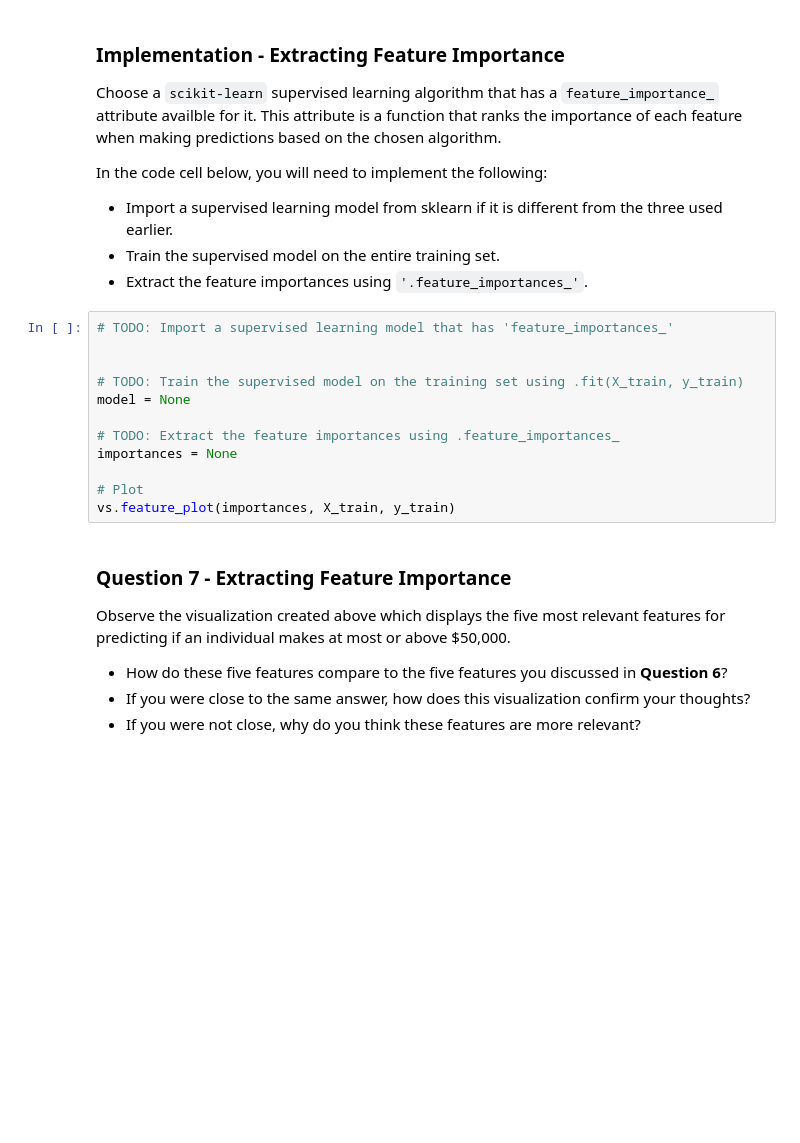
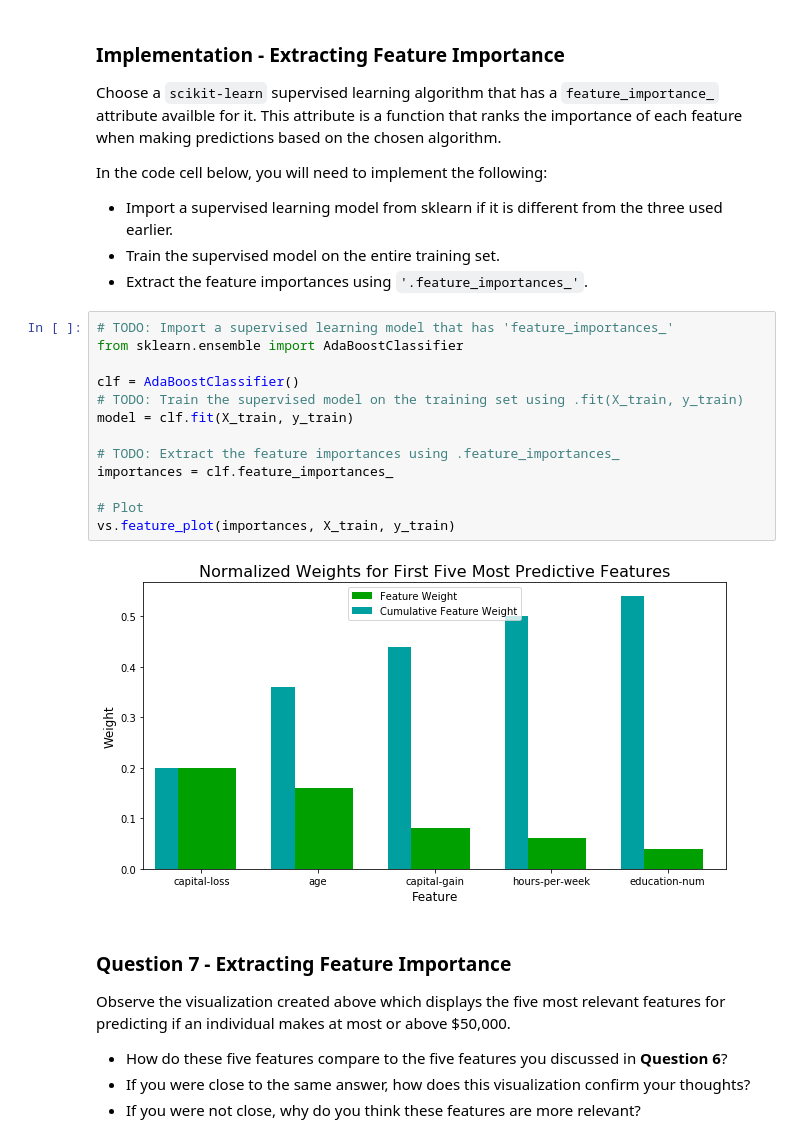
Before and after one commit to isaacdchan/Udacity-MLND, a Jupyter notebook: projects/finding_donors/finding_donors-py27.ipynb, the cells around one changed output. Cells and saved outputs as stored; diff of their text form; blank space fills up the shorter version.

```diff
--- a/projects/finding_donors/finding_donors-py27.ipynb
+++ b/projects/finding_donors/finding_donors-py27.ipynb
@@ -539,16 +563,19 @@ In the code cell below, you will need to implement the following:
  - Extract the feature importances using `'.feature_importances_'`.
 # %%
 # TODO: Import a supervised learning model that has 'feature_importances_'
+from sklearn.ensemble import AdaBoostClassifier
 
-
+clf = AdaBoostClassifier()
 # TODO: Train the supervised model on the training set using .fit(X_train, y_train)
-model = None
+model = clf.fit(X_train, y_train)
 
 # TODO: Extract the feature importances using .feature_importances_
-importances = None
+importances = clf.feature_importances_
 
 # Plot
 vs.feature_plot(importances, X_train, y_train)
+# %% [output]
+[figure, added]
 # %% [markdown]
 ### Question 7 - Extracting Feature Importance
 
```
Also changed, not shown: parts of 15 cells of this notebook.
